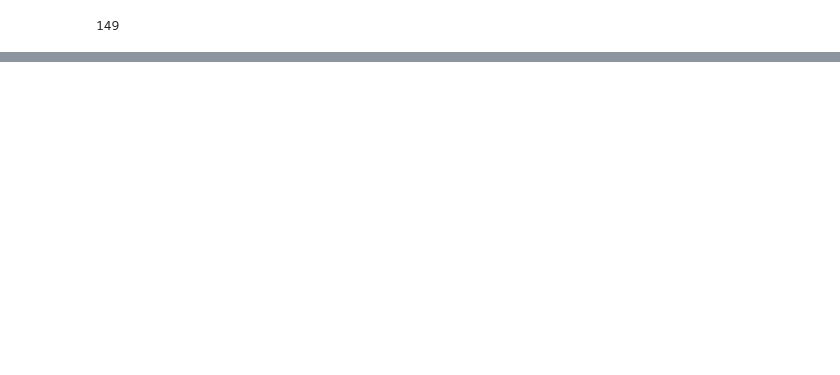
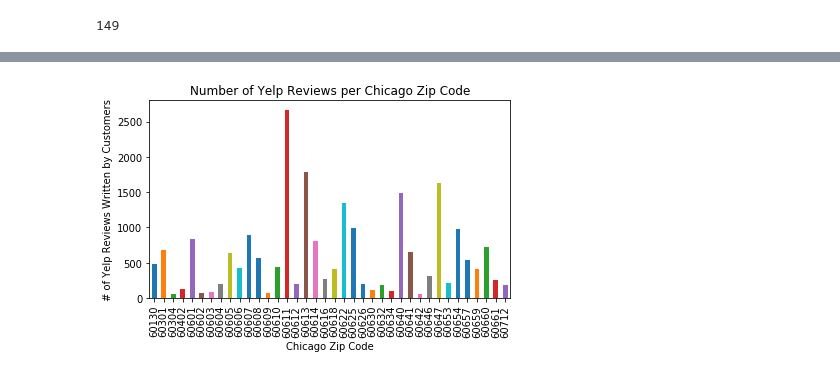
Before and after one commit to prathyushachalla/FindMyCoffeewithGIS, a Jupyter notebook: Xuan_testing-Copy1_KB.ipynb, the cells around one changed output, grey strips where cells are left out. Cells and saved outputs as stored; diff of their text form; code cells hidden in the pictures; blank space fills up the shorter version.

Commit message:
Katelyn graphs merged

```diff
--- a/Xuan_testing-Copy1_KB.ipynb
+++ b/Xuan_testing-Copy1_KB.ipynb
@@ -187,6 +187,10 @@ See the caveats in the documentation: http://pandas.pydata.org/pandas-docs/stabl
 | 4 | The Long Room | False | [{'alias': 'bars', 'title': 'Bars... | 286 | 4.0 | {'address1': '1612 W Irving Park ... | {'latitude': 41.9543649269481, 'l... | 60613 | 41.954365 | ... |
 | 5 | Dollop Coffee & Tea | False | [{'alias': 'coffee', 'title': 'Co... | 448 | 4.0 | {'address1': '345 E Ohio St', 'ad... | {'latitude': 41.8924508684265, 'l... | 60611 | 41.892451 | ... |
 # %%
+# need to change the data type of Zipcode to integer (int64)
+
+great_coffee_shop['zip_code'] = great_coffee_shop['zip_code'].apply(pd.to_numeric)
+
 #Group by zip_code
 great_coffee_by_zip = great_coffee_shop.groupby('zip_code')
 num_coffee_by_zip = great_coffee_by_zip['name'].count()
@@ -345,0 +469,5 @@ plt.show()
+# %%
+zip_group = great_coffee_shop.groupby('zip_code')
+# %%
+review_group = zip_group['review_count'].sum()
+review_group
@@ -345,0 +492,14 @@ plt.show()
+# %%
+# Create a bar chart based off of the group series from before
+review_count_chart = review_group.plot(kind='bar')
+
+# Set the xlabel and ylabel
+review_count_chart.set_title("Number of Yelp Reviews per Chicago Zip Code")
+review_count_chart.set_xlabel("Chicago Zip Code")
+review_count_chart.set_ylabel("# of Yelp Reviews Written by Customers")
+
+# plt.savefig("../ReviewCounts.png")
+plt.tight_layout()
+plt.show()
+# %% [output]
+[figure, added]
```
Also changed, not shown: parts of 18 cells of this notebook.
